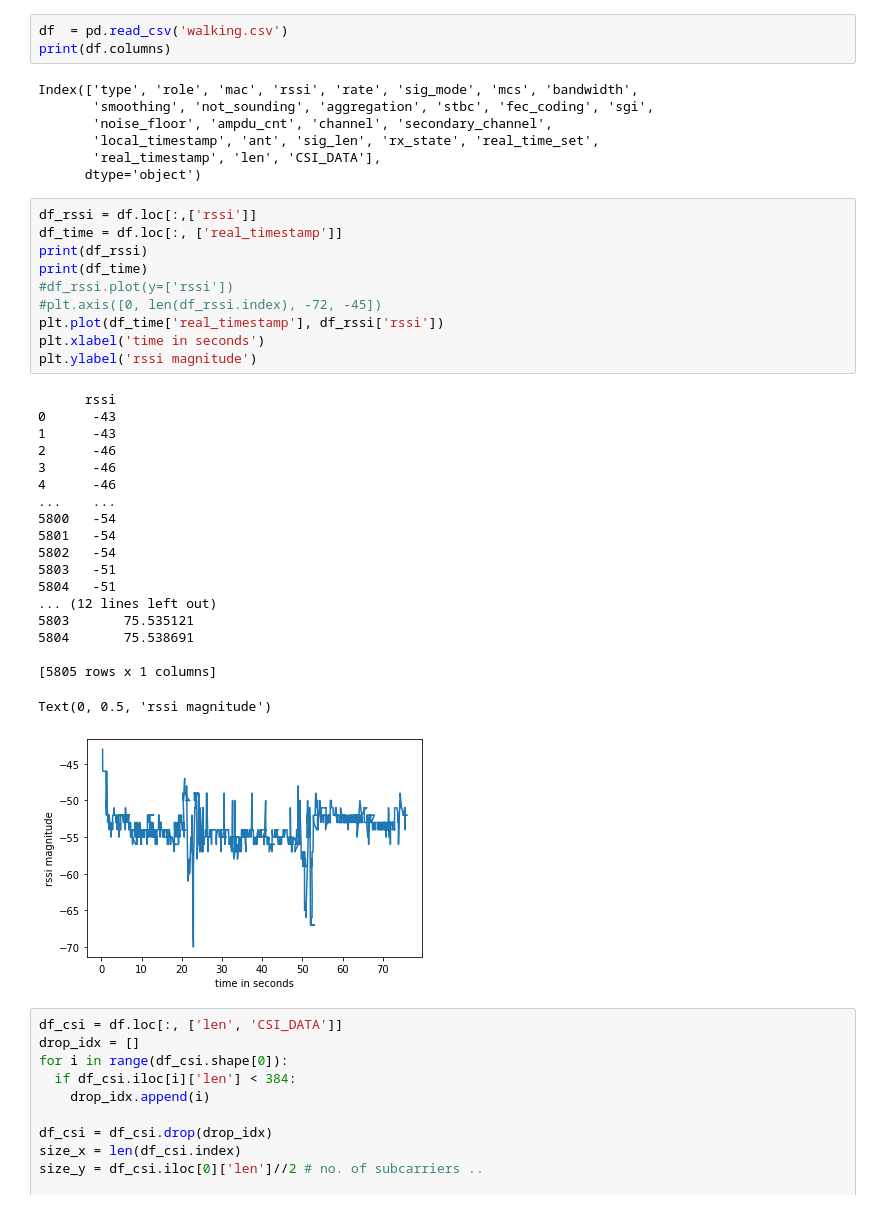
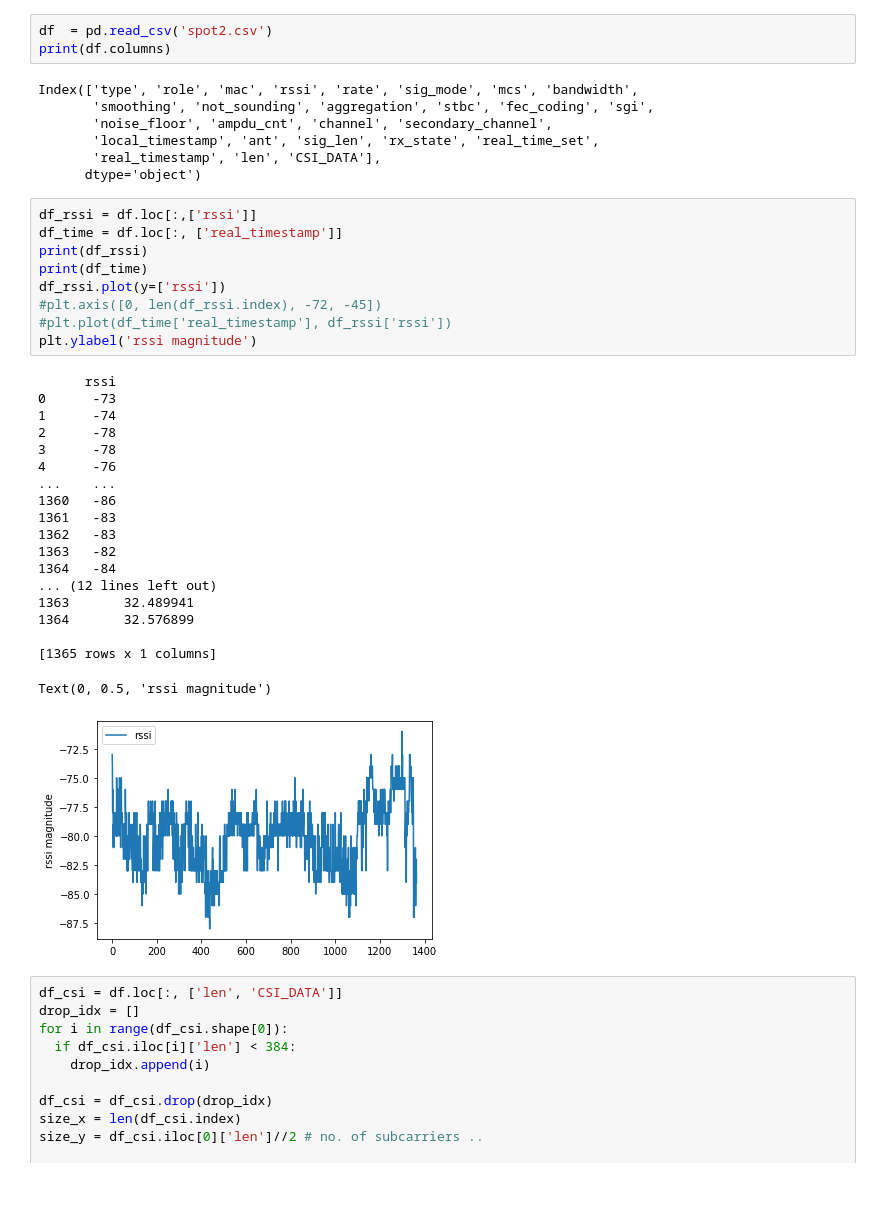
Before and after one commit to Surya291/WiFi_Sensing_2.0, a Jupyter notebook: Code/Expt2/exp2.ipynb, the cells around one changed output. Saved outputs shown, nothing was run; the diff lists cells and outputs as text.

```diff
--- a/Code/Expt2/exp2.ipynb
+++ b/Code/Expt2/exp2.ipynb
@@ -16,5 +17,5 @@ from numba import jit
 # %%
-df  = pd.read_csv('walking.csv')
+df  = pd.read_csv('spot2.csv')
 print(df.columns)
 # %% [output]
 Index(['type', 'role', 'mac', 'rssi', 'rate', 'sig_mode', 'mcs', 'bandwidth',
@@ -26,33 +27,32 @@ Index(['type', 'role', 'mac', 'rssi', 'rate', 'sig_mode', 'mcs', 'bandwidth',
 # %%
 df_rssi = df.loc[:,['rssi']]
 df_time = df.loc[:, ['real_timestamp']]
 print(df_rssi)
 print(df_time)
-#df_rssi.plot(y=['rssi'])
+df_rssi.plot(y=['rssi'])
 #plt.axis([0, len(df_rssi.index), -72, -45])
-plt.plot(df_time['real_timestamp'], df_rssi['rssi'])
-plt.xlabel('time in seconds')
+#plt.plot(df_time['real_timestamp'], df_rssi['rssi'])
 plt.ylabel('rssi magnitude')
 # %% [output]
       rssi
-0      -43
-1      -43
-2      -46
-3      -46
-4      -46
+0      -73
+1      -74
+2      -78
+3      -78
+4      -76
 ...    ...
-5800   -54
-5801   -54
-5802   -54
-5803   -51
-5804   -51
+1360   -86
+1361   -83
+1362   -83
+1363   -82
+1364   -84
 ... (12 lines left out)
-5803       75.535121
-5804       75.538691
+1363       32.489941
+1364       32.576899
 
-[5805 rows x 1 columns]
+[1365 rows x 1 columns]
 Text(0, 0.5, 'rssi magnitude')
-[figure, old version]
+[figure, new version]
 # %%
 df_csi = df.loc[:, ['len', 'CSI_DATA']]
 drop_idx = []
```
Also changed, not shown: parts of 14 cells of this notebook.
